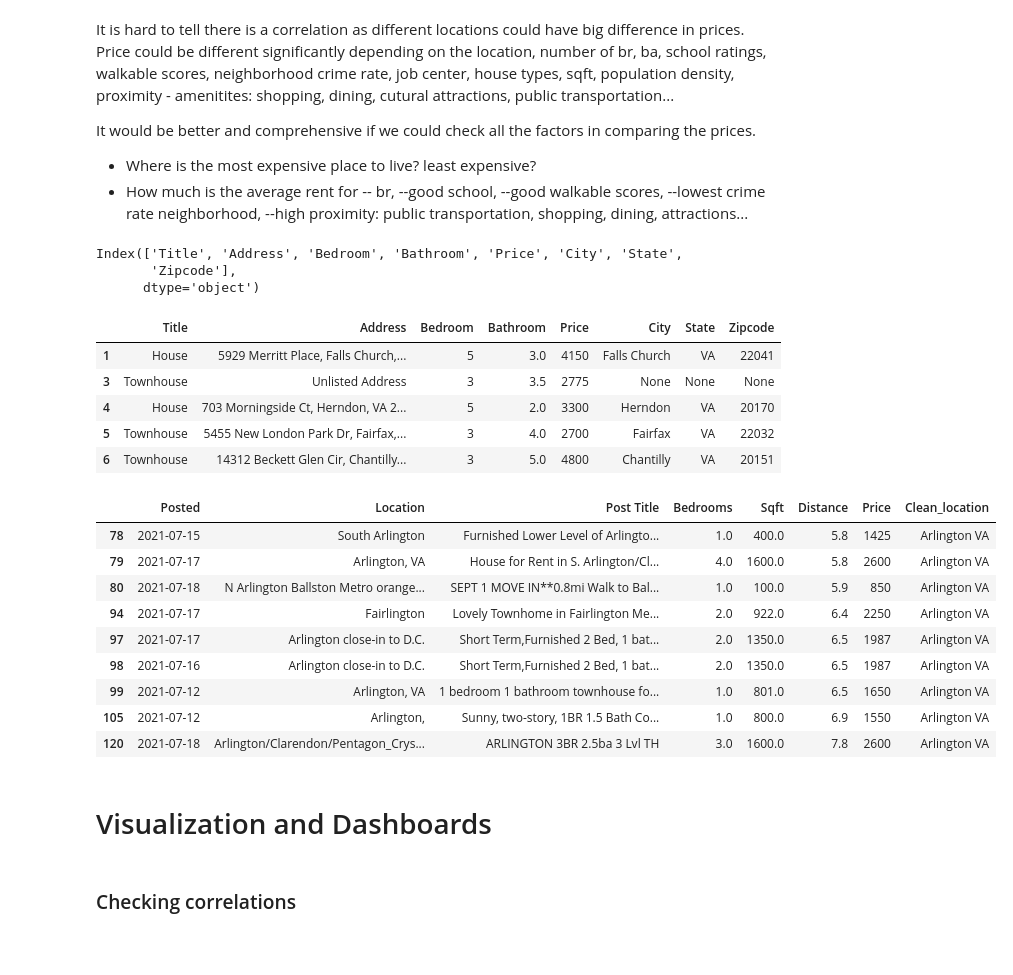
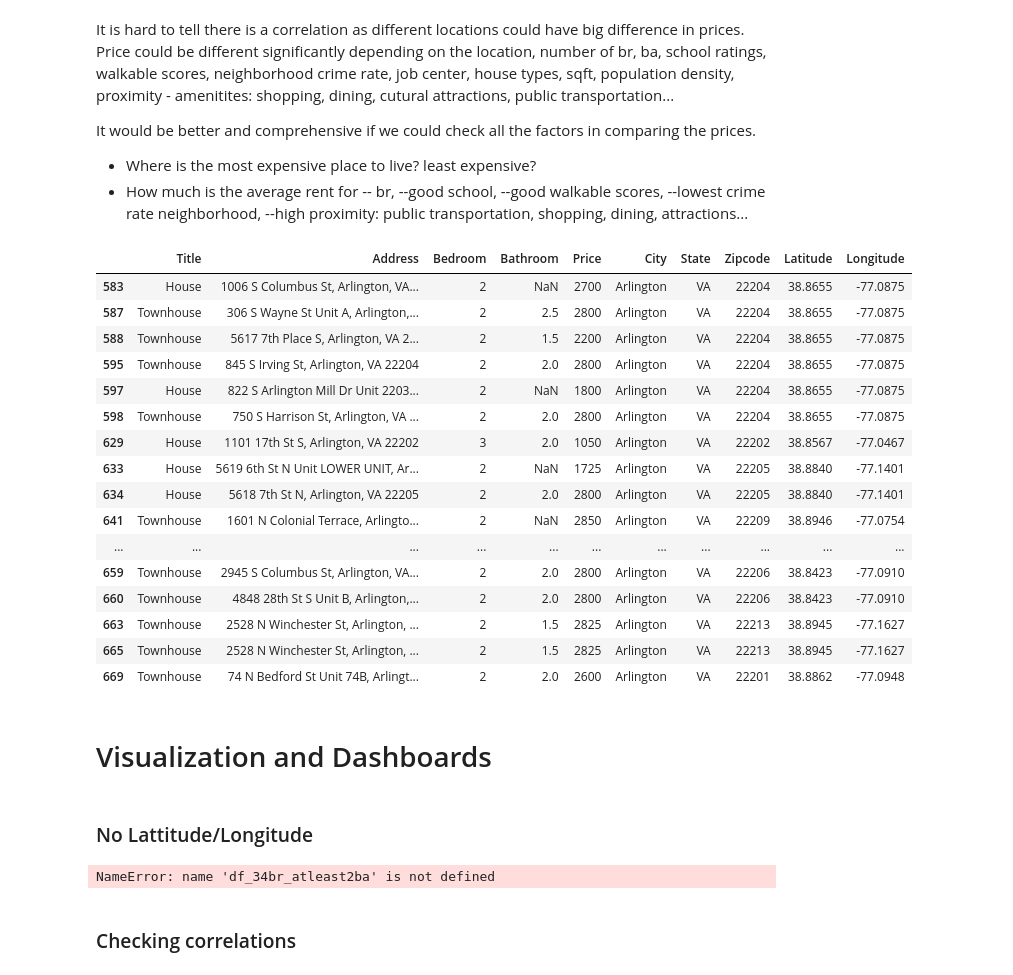
Before and after one commit to jenjen0233/Rentals-Analysis, a Jupyter notebook: homes_scraping.ipynb, the cells around one changed output. Cells and saved outputs as stored; diff of their text form; code cells hidden in the pictures; blank space fills up the shorter version.

Commit message:
adding longitude and latitude

```diff
--- a/homes_scraping.ipynb
+++ b/homes_scraping.ipynb
@@ -1456,5 +1534,5 @@ We need to convert some columns to numeric types
 # %%
 # convert to numeric
 cols = ['Bedroom', 'Bathroom','Price']
-rentals[cols] = rentals[cols].apply(pd.to_numeric, errors='coerce')
+merged_rentals[cols] = merged_rentals[cols].apply(pd.to_numeric, errors='coerce')
 # %%
@@ -1506,3 +1584,5 @@ rentals = rentals[rentals['Bathroom'] != 13]
+# %%
+merged_rentals = merged_rentals[merged_rentals['Bathroom'] != 13]
 # %% [markdown]
 ## Pandas Profilings
 # %%
@@ -1733,18 +1717,3 @@ It is hard to tell there is a correlation as different locations could have big
 It would be better and comprehensive if we could check all the factors in comparing the prices.
 - Where is the most expensive place to live? least expensive?
 - How much is the average rent for  -- br, --good school, --good walkable scores, --lowest crime rate neighborhood, --high proximity: public transportation, shopping, dining, attractions...
-# %%
-rentals.columns
-# %% [output]
-Index(['Title', 'Address', 'Bedroom', 'Bathroom', 'Price', 'City', 'State',
-       'Zipcode'],
-      dtype='object')
-# %%
-rentals.head()
-# %% [output]
-|  | Title | Address | Bedroom | Bathroom | Price | City | State | Zipcode |
-| 1 | House | 5929 Merritt Place, Falls Church,... | 5 | 3.0 | 4150 | Falls Church | VA | 22041 |
-| 3 | Townhouse | Unlisted Address | 3 | 3.5 | 2775 | None | None | None |
-| 4 | House | 703 Morningside Ct, Herndon, VA 2... | 5 | 2.0 | 3300 | Herndon | VA | 20170 |
-| 5 | Townhouse | 5455 New London Park Dr, Fairfax,... | 3 | 4.0 | 2700 | Fairfax | VA | 22032 |
-| 6 | Townhouse | 14312 Beckett Glen Cir, Chantilly... | 3 | 5.0 | 4800 | Chantilly | VA | 20151 |
@@ -1751,18 +1726,32 @@ rentals.head()
 # %%
 # looking for a house in Arlington which the price is under $3000
 pd.options.display.max_colwidth = 100
-bestprice_arlington = df[(df['Price'] < 3000) & (df['Clean_location'] == 'Arlington VA')]
+bestprice_arlington = merged_rentals[(merged_rentals['Price'] < 3000) & (merged_rentals['City'] == 'Arlington')]
 bestprice_arlington
 # %% [output]
-|  | Posted | Location | Post Title | Bedrooms | Sqft | Distance | Price | Clean_location |
-| 78 | 2021-07-15 | South Arlington | Furnished Lower Level of Arlingto... | 1.0 | 400.0 | 5.8 | 1425 | Arlington VA |
-| 79 | 2021-07-17 | Arlington, VA | House for Rent in S. Arlington/Cl... | 4.0 | 1600.0 | 5.8 | 2600 | Arlington VA |
-| 80 | 2021-07-18 | N Arlington Ballston Metro orange... | SEPT 1 MOVE IN**0.8mi Walk to Bal... | 1.0 | 100.0 | 5.9 | 850 | Arlington VA |
-| 94 | 2021-07-17 | Fairlington | Lovely Townhome in Fairlington Me... | 2.0 | 922.0 | 6.4 | 2250 | Arlington VA |
-| 97 | 2021-07-17 | Arlington close-in to D.C. | Short Term,Furnished 2 Bed, 1 bat... | 2.0 | 1350.0 | 6.5 | 1987 | Arlington VA |
-| 98 | 2021-07-16 | Arlington close-in to D.C. | Short Term,Furnished 2 Bed, 1 bat... | 2.0 | 1350.0 | 6.5 | 1987 | Arlington VA |
-| 99 | 2021-07-12 | Arlington, VA | 1 bedroom 1 bathroom townhouse fo... | 1.0 | 801.0 | 6.5 | 1650 | Arlington VA |
-| 105 | 2021-07-12 | Arlington, | Sunny, two-story, 1BR 1.5 Bath Co... | 1.0 | 800.0 | 6.9 | 1550 | Arlington VA |
-| 120 | 2021-07-18 | Arlington/Clarendon/Pentagon_Crys... | ARLINGTON 3BR 2.5ba 3 Lvl TH | 3.0 | 1600.0 | 7.8 | 2600 | Arlington VA |
+|  | Title | Address | Bedroom | Bathroom | Price | City | State | Zipcode | Latitude | Longitude |
+| 583 | House | 1006 S Columbus St, Arlington, VA... | 2 | NaN | 2700 | Arlington | VA | 22204 | 38.8655 | -77.0875 |
+| 587 | Townhouse | 306 S Wayne St Unit A, Arlington,... | 2 | 2.5 | 2800 | Arlington | VA | 22204 | 38.8655 | -77.0875 |
+| 588 | Townhouse | 5617 7th Place S, Arlington, VA 2... | 2 | 1.5 | 2200 | Arlington | VA | 22204 | 38.8655 | -77.0875 |
+| 595 | Townhouse | 845 S Irving St, Arlington, VA 22204 | 2 | 2.0 | 2800 | Arlington | VA | 22204 | 38.8655 | -77.0875 |
+| 597 | House | 822 S Arlington Mill Dr Unit 2203... | 2 | NaN | 1800 | Arlington | VA | 22204 | 38.8655 | -77.0875 |
+| 598 | Townhouse | 750 S Harrison St, Arlington, VA ... | 2 | 2.0 | 2800 | Arlington | VA | 22204 | 38.8655 | -77.0875 |
+| 629 | House | 1101 17th St S, Arlington, VA 22202 | 3 | 2.0 | 1050 | Arlington | VA | 22202 | 38.8567 | -77.0467 |
+| 633 | House | 5619 6th St N Unit LOWER UNIT, Ar... | 2 | NaN | 1725 | Arlington | VA | 22205 | 38.8840 | -77.1401 |
+| 634 | House | 5618 7th St N, Arlington, VA 22205 | 2 | 2.0 | 2800 | Arlington | VA | 22205 | 38.8840 | -77.1401 |
+| 641 | Townhouse | 1601 N Colonial Terrace, Arlingto... | 2 | NaN | 2850 | Arlington | VA | 22209 | 38.8946 | -77.0754 |
+| ... | ... | ... | ... | ... | ... | ... | ... | ... | ... | ... |
+| 659 | Townhouse | 2945 S Columbus St, Arlington, VA... | 2 | 2.0 | 2800 | Arlington | VA | 22206 | 38.8423 | -77.0910 |
+| 660 | Townhouse | 4848 28th St S Unit B, Arlington,... | 2 | 2.0 | 2800 | Arlington | VA | 22206 | 38.8423 | -77.0910 |
+| 663 | Townhouse | 2528 N Winchester St, Arlington, ... | 2 | 1.5 | 2825 | Arlington | VA | 22213 | 38.8945 | -77.1627 |
+| 665 | Townhouse | 2528 N Winchester St, Arlington, ... | 2 | 1.5 | 2825 | Arlington | VA | 22213 | 38.8945 | -77.1627 |
+| 669 | Townhouse | 74 N Bedford St Unit 74B, Arlingt... | 2 | 2.0 | 2600 | Arlington | VA | 22201 | 38.8862 | -77.0948 |
 # %% [markdown]
 # Visualization and Dashboards
+# %% [markdown]
+### No Lattitude/Longitude
+# %%
+# filter out 3,4br
+df_34br_atleast2ba.head()
+# %% [output]
+NameError: name 'df_34br_atleast2ba' is not defined
```
Also changed, not shown: parts of 38 cells of this notebook, 2 other files.
